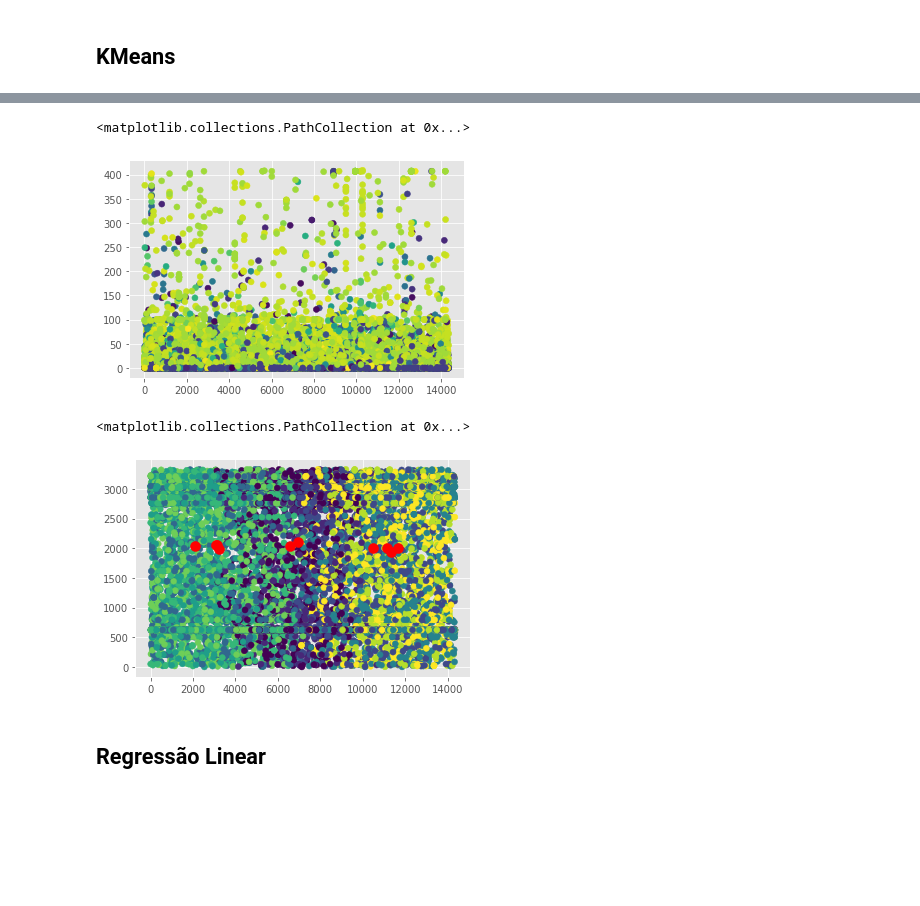
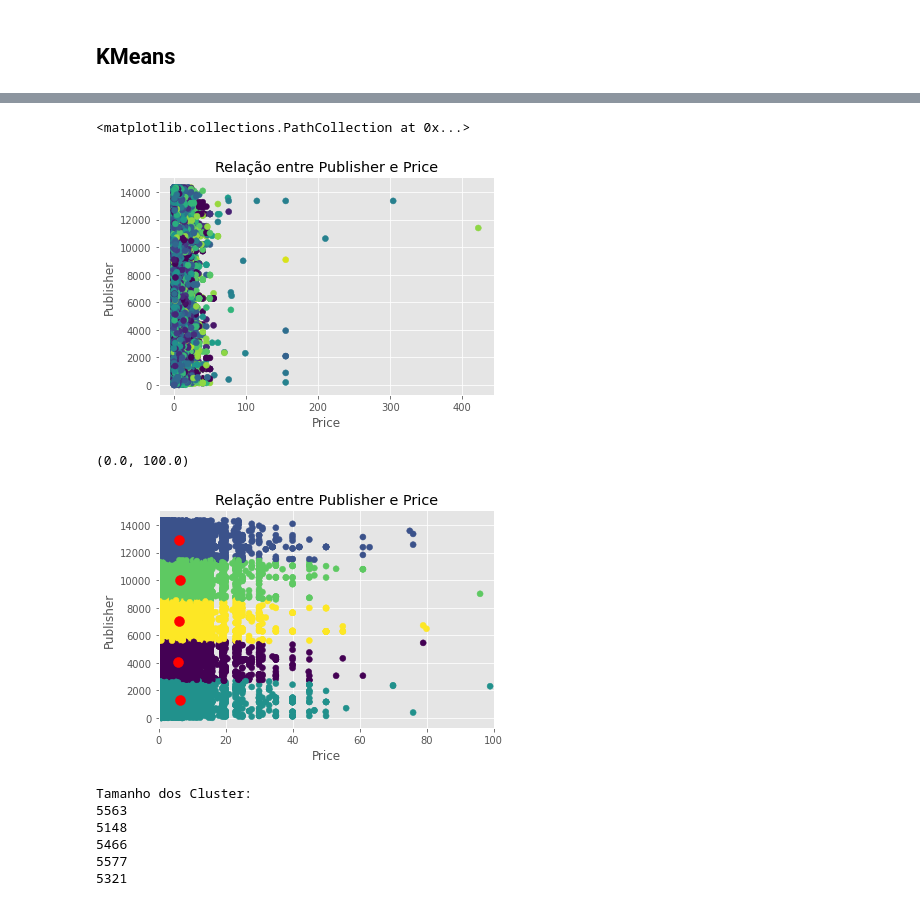
Before and after one commit to italonicacio/projeto-final-icd, a Jupyter notebook: src/data_analysis.ipynb, the cells around one changed output, grey strips where cells are left out. Saved outputs shown, nothing was run; the diff lists cells and outputs as text; code cells hidden in the pictures; blank space fills up the shorter version.

```diff
--- a/src/data_analysis.ipynb
+++ b/src/data_analysis.ipynb
@@ -297,21 +293,37 @@ memory usage: 1.2 MB
 # %%
-plt.scatter(df['publisher'], df['achievements'], c=df.categories)
+plt.title('Relação entre Publisher e Price')
+plt.ylabel('Publisher')
+plt.xlabel('Price')
+plt.scatter(df['price'], df['publisher'], c=df.genres)
 # %% [output]
 <matplotlib.collections.PathCollection at 0x...>
-[figure, old version]
+[figure, new version]
 # %%
+plt.title('Relação entre Publisher e Price')
+plt.ylabel('Publisher')
+plt.xlabel('Price')
+plt.scatter(df['price'], df['publisher'], c=clf.labels_)
 
-# sns.scatterplot(data=df, x='positive_ratings', y='negative_ratings', hue=clf.labels_ )
-# sns.scatterplot(data=clf.cluster_centers_)
-# plt.scatter(df['name'], df['publisher'], c=clf.labels_)
-plt.scatter(df['publisher'], df['categories'], c=clf.labels_)
+plt.scatter(clf.cluster_centers_[:,1],clf.cluster_centers_[:,0], s = 100, c = 'red')
 
-plt.scatter(clf.cluster_centers_[:,1],clf.cluster_centers_[:,3], s = 100, c = 'red')
+plt.xlim(0,100)
 # %% [output]
-<matplotlib.collections.PathCollection at 0x...>
+(0.0, 100.0)
-[figure, old version]
+[figure, new version]
+# %%
+print('Tamanho dos Cluster: ')
+print(len(df[clf.labels_==0]))
+print(len(df[clf.labels_==1]))
+print(len(df[clf.labels_==2]))
+print(len(df[clf.labels_==3]))
+print(len(df[clf.labels_==4]))
+# %% [output]
+Tamanho dos Cluster:
+5563
+5148
+5466
+5577
+5321
 # %%
 # df['price'] = d['price'].fit_transform(df['price'])
 # df = df.apply(lambda x: d[x.name].inverse_transform(x))
-# %% [markdown]
-## Regressão Linear
```
Also changed, not shown: parts of 10 cells of this notebook, 1 other file.
